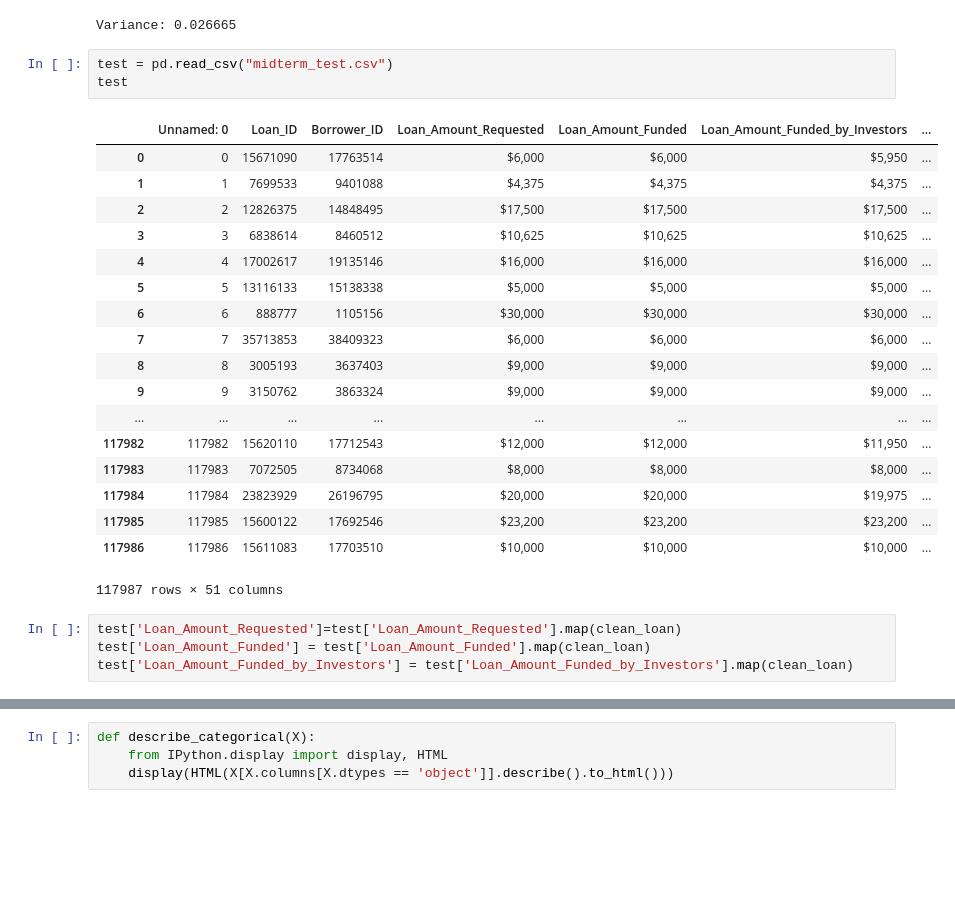
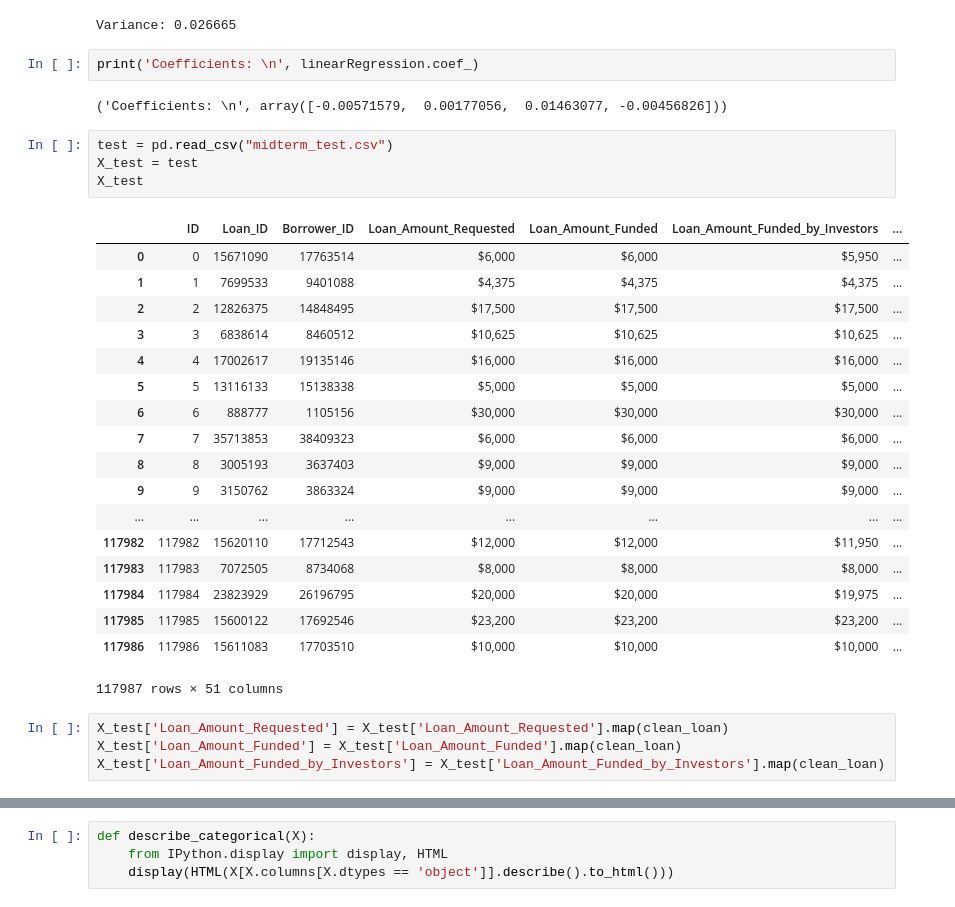
Before and after one commit to davidreyling/csc570-data-science, a Jupyter notebook: Reyling kaggle midterm(1).ipynb, the cells around one changed output, grey strips where cells are left out. Cells and saved outputs as stored; diff of their text form; blank space fills up the shorter version.

```diff
--- a/Reyling kaggle midterm(1).ipynb
+++ b/Reyling kaggle midterm(1).ipynb
@@ -247,11 +245,16 @@ LinearRegression(copy_X=True, fit_intercept=True, n_jobs=1, normalize=False)
 print("Variance: %f" %linearRegression.score(X_train, y_train))
 # %% [output]
 Variance: 0.026665
+# %%
+print('Coefficients: \n', linearRegression.coef_)
+# %% [output]
+('Coefficients: \n', array([-0.00571579,  0.00177056,  0.01463077, -0.00456826]))
 # %%
 test = pd.read_csv("midterm_test.csv")
-test
+X_test = test
+X_test
 # %% [output]
-|  | Unnamed: 0 | Loan_ID | Borrower_ID | Loan_Amount_Requested | Loan_Amount_Funded | Loan_Amount_Funded_by_Investors | ... |
+|  | ID | Loan_ID | Borrower_ID | Loan_Amount_Requested | Loan_Amount_Funded | Loan_Amount_Funded_by_Investors | ... |
 | 0 | 0 | 15671090 | 17763514 | $6,000 | $6,000 | $5,950 | ... |
 | 1 | 1 | 7699533 | 9401088 | $4,375 | $4,375 | $4,375 | ... |
 | 2 | 2 | 12826375 | 14848495 | $17,500 | $17,500 | $17,500 | ... |
@@ -270,7 +273,7 @@ test
 | 117986 | 117986 | 15611083 | 17703510 | $10,000 | $10,000 | $10,000 | ... |
 117987 rows × 51 columns
 # %%
-test['Loan_Amount_Requested']=test['Loan_Amount_Requested'].map(clean_loan)
-test['Loan_Amount_Funded'] = test['Loan_Amount_Funded'].map(clean_loan)
-test['Loan_Amount_Funded_by_Investors'] = test['Loan_Amount_Funded_by_Investors'].map(clean_loan)
+X_test['Loan_Amount_Requested'] = X_test['Loan_Amount_Requested'].map(clean_loan)
+X_test['Loan_Amount_Funded'] = X_test['Loan_Amount_Funded'].map(clean_loan)
+X_test['Loan_Amount_Funded_by_Investors'] = X_test['Loan_Amount_Funded_by_Investors'].map(clean_loan)
 # %%
```
Also changed, not shown: parts of 17 cells of this notebook.
